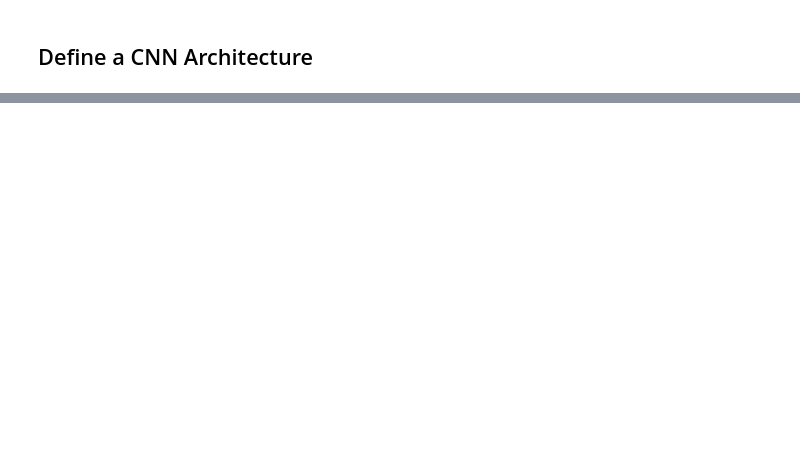
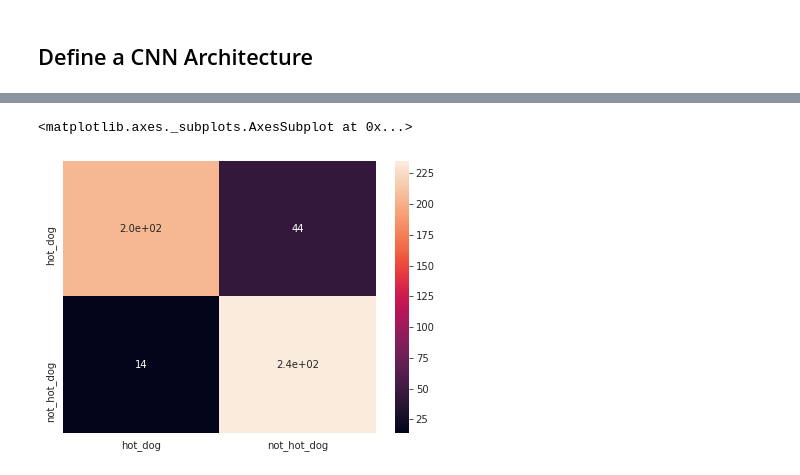
Before and after one commit to theairbend3r/how-to-train-your-neural-net, a Jupyter notebook: pytorch/computer_vision/image_classification/subset_random_sampler_02_binary_image_classification.ipynb, the cells around one changed output, grey strips where cells are left out. Cells and saved outputs as stored; diff of their text form; code cells hidden in the pictures; blank space fills up the shorter version.

```diff
--- a/pytorch/computer_vision/image_classification/subset_random_sampler_02_binary_image_classification.ipynb
+++ b/pytorch/computer_vision/image_classification/subset_random_sampler_02_binary_image_classification.ipynb
@@ -281,11 +381,12 @@ with torch.no_grad():
     for x_batch, y_batch in tqdm(test_loader):
         x_batch, y_batch = x_batch.to(device), y_batch.to(device)
 
-        y_pred_probs = model(x_batch)
-        y_pred_probs_sigmoid = torch.sigmoid(y_pred_probs)
-        _, y_pred = torch.max(y_pred_probs_sigmoid, dim = 1)
+        y_test_pred = model(x_batch)
 
-        y_pred_list.append(y_pred.cpu().numpy())
+        y_test_pred = torch.log_softmax(y_test_pred, dim=1)
+        _, y_pred_tag = torch.max(y_test_pred, dim = 1)
+
+        y_pred_list.append(y_pred_tag.cpu().numpy())
         y_true_list.append(y_batch.cpu().numpy())
 # %%
 y_pred_list = [i[0][0][0] for i in y_pred_list]
@@ -296,0 +410,8 @@ print(confusion_matrix(y_true_list, y_pred_list))
+# %%
+confusion_matrix_df = pd.DataFrame(confusion_matrix(y_true_list, y_pred_list)).rename(columns=idx2class, index=idx2class)
+
+fig, ax = plt.subplots(figsize=(7,5))
+sns.heatmap(confusion_matrix_df, annot=True, ax=ax)
+# %% [output]
+<matplotlib.axes._subplots.AxesSubplot at 0x...>
+[figure, added]
```
Also changed, not shown: parts of 16 cells of this notebook, 2 other files.
